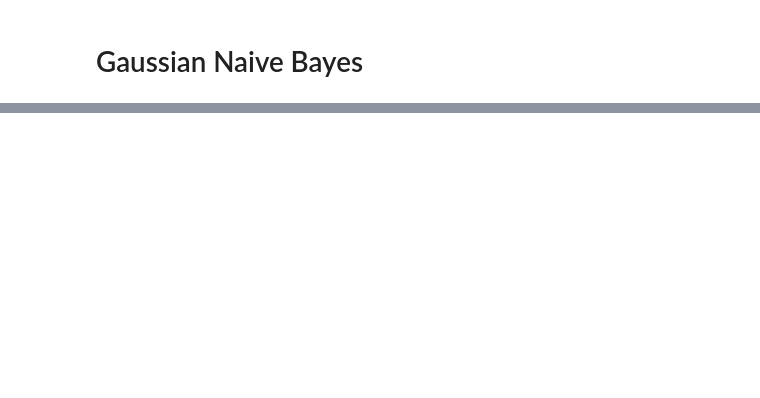
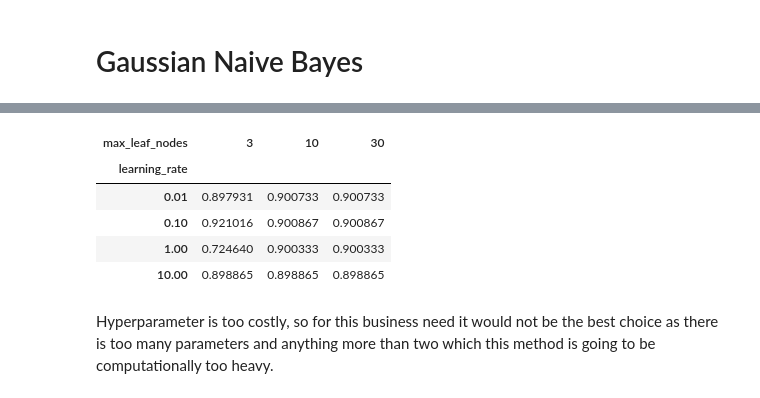
Before and after one commit to AmandeepSBassi/DataScienceProject, a Jupyter notebook: Project.evaluation.ipynb, the cells around one changed output, grey strips where cells are left out. Drawn from its saved outputs; the diff is of its cells as text; code cells hidden in the pictures; blank space fills up the shorter version.

```diff
--- a/Project.evaluation.ipynb
+++ b/Project.evaluation.ipynb
@@ -206,0 +304,15 @@ Error rate is
+# %%
+pivoted_cv_results = cv_results.pivot_table(
+    values="mean_test_score", index=["learning_rate"],
+    columns=["max_leaf_nodes"])
+
+pivoted_cv_results
+# %% [output]
+| max_leaf_nodes | 3 | 10 | 30 |
+| learning_rate |  |  |  |
+| 0.01 | 0.897931 | 0.900733 | 0.900733 |
+| 0.10 | 0.921016 | 0.900867 | 0.900867 |
+| 1.00 | 0.724640 | 0.900333 | 0.900333 |
+| 10.00 | 0.898865 | 0.898865 | 0.898865 |
+# %% [markdown]
+Hyperparameter is too costly, so for this business need it would not be the best choice as there is too many parameters and anything more than two which this method is going to be computationally too heavy.
```
Also changed, not shown: parts of 11 cells of this notebook, 1 other file.
